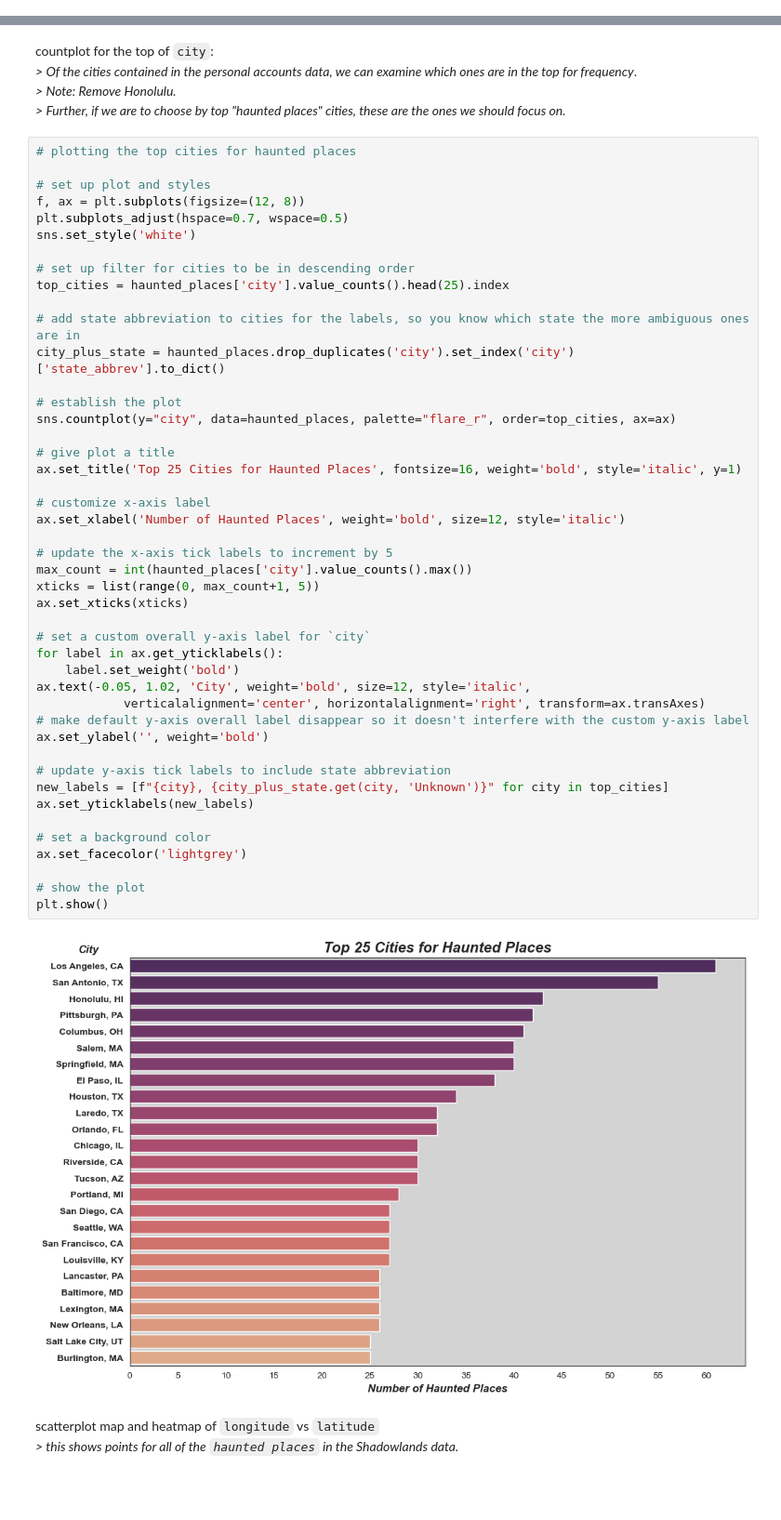
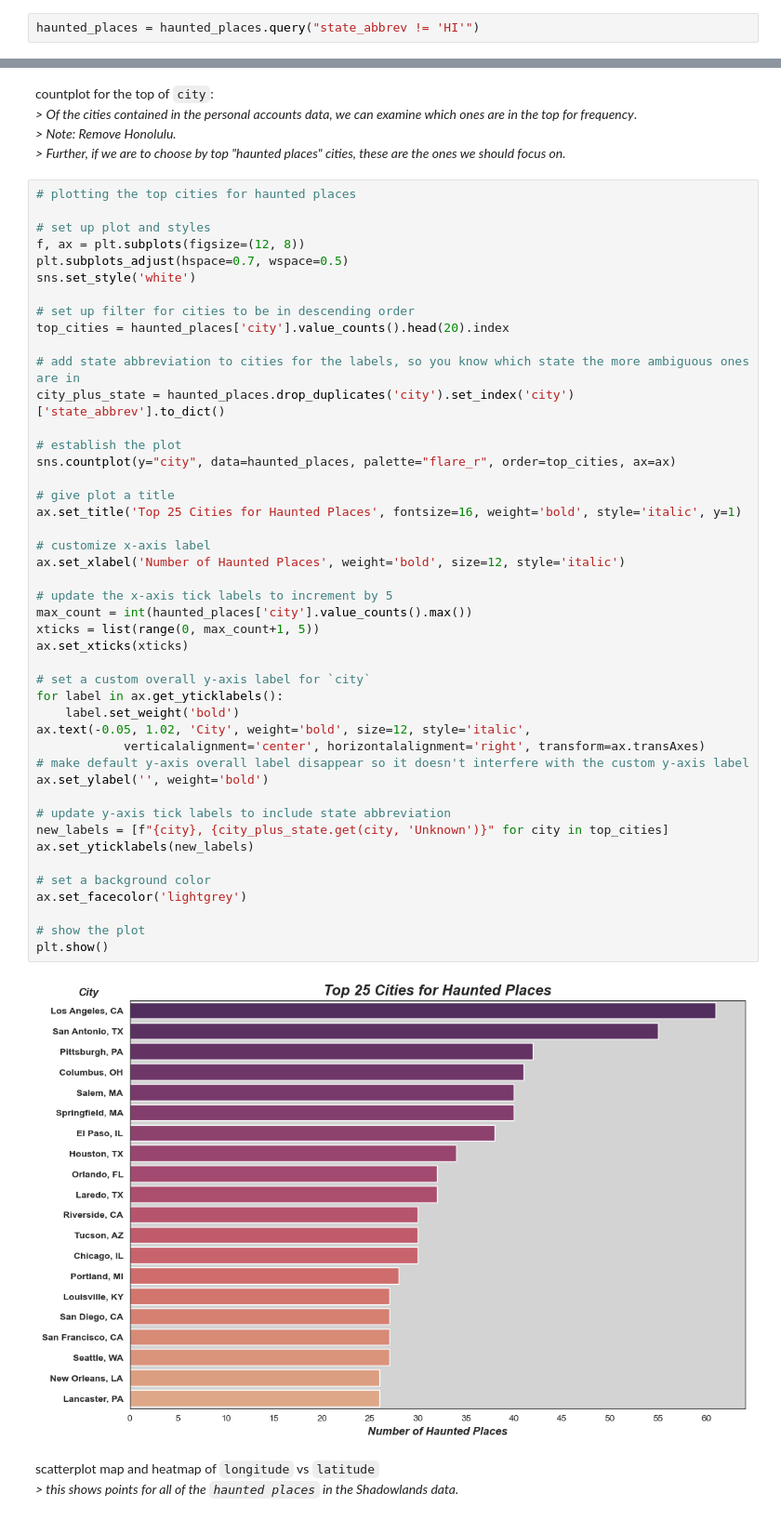
Before and after one commit to krrsimon/HauntedPlaces, a Jupyter notebook: Haunted_Places.ipynb, the cells around one changed output, grey strips where cells are left out. Shown at 93% size. Drawn from its saved outputs; the diff is of its cells as text; blank space fills up the shorter version.

Commit message:
editing some plots

```diff
--- a/Haunted_Places.ipynb
+++ b/Haunted_Places.ipynb
@@ -431,3 +432,5 @@ All data types look good. Next, let's do a quick check for outliers using box pl
+# %%
+haunted_places = haunted_places.query("state_abbrev != 'HI'")
 # %% [markdown]
 # Exploratory Data Analysis
 *> again, note that unless specified otherwise, the following plots and comments are mostly for the Shadowlands data*.
@@ -652,7 +655,7 @@ plt.subplots_adjust(hspace=0.7, wspace=0.5)
 sns.set_style('white')
 
 # set up filter for cities to be in descending order
-top_cities = haunted_places['city'].value_counts().head(25).index
+top_cities = haunted_places['city'].value_counts().head(20).index
 
 # add state abbreviation to cities for the labels, so you know which state the more ambiguous ones are in
 city_plus_state = haunted_places.drop_duplicates('city').set_index('city')['state_abbrev'].to_dict()
@@ -662,34 +665,34 @@ sns.countplot(y="city", data=haunted_places, palette="flare_r", order=top_cities
 
 # give plot a title
 ax.set_title('Top 25 Cities for Haunted Places', fontsize=16, weight='bold', style='italic', y=1)
 
 # customize x-axis label
 ax.set_xlabel('Number of Haunted Places', weight='bold', size=12, style='italic')
 
 # update the x-axis tick labels to increment by 5
 max_count = int(haunted_places['city'].value_counts().max())
 xticks = list(range(0, max_count+1, 5))
 ax.set_xticks(xticks)
 
 # set a custom overall y-axis label for `city`
 for label in ax.get_yticklabels():
     label.set_weight('bold')
 ax.text(-0.05, 1.02, 'City', weight='bold', size=12, style='italic',
             verticalalignment='center', horizontalalignment='right', transform=ax.transAxes)
 # make default y-axis overall label disappear so it doesn't interfere with the custom y-axis label
 ax.set_ylabel('', weight='bold')
 
 # update y-axis tick labels to include state abbreviation
 new_labels = [f"{city}, {city_plus_state.get(city, 'Unknown')}" for city in top_cities]
 ax.set_yticklabels(new_labels)
 
 # set a background color
 ax.set_facecolor('lightgrey')
 
 # show the plot
 plt.show()
 # %% [output]
-[figure, old version]
+[figure, new version]
 # %% [markdown]
 scatterplot map and heatmap of `longitude` vs `latitude`
 *> this shows points for all of the `haunted places` in the Shadowlands data.*
```
Also changed, not shown: parts of 3 cells of this notebook.
